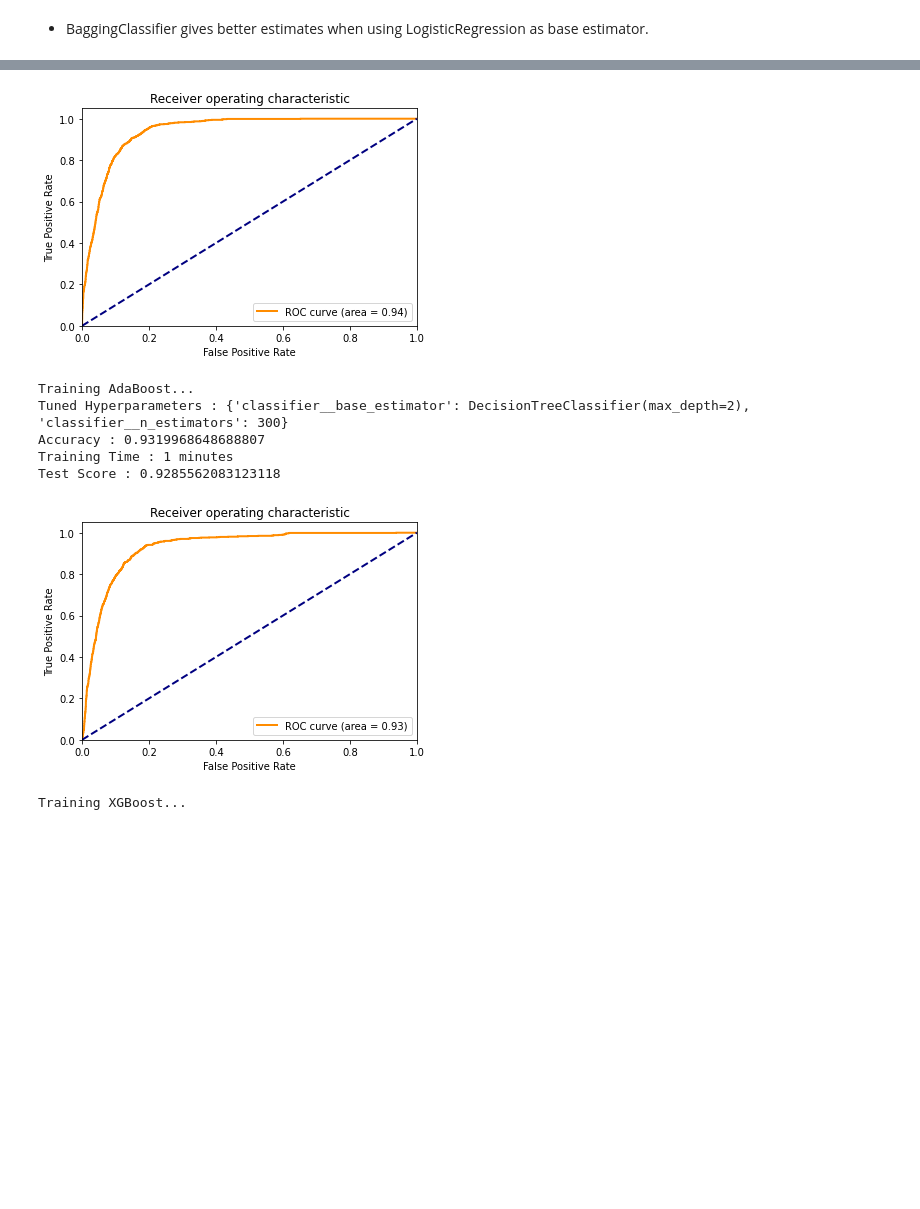
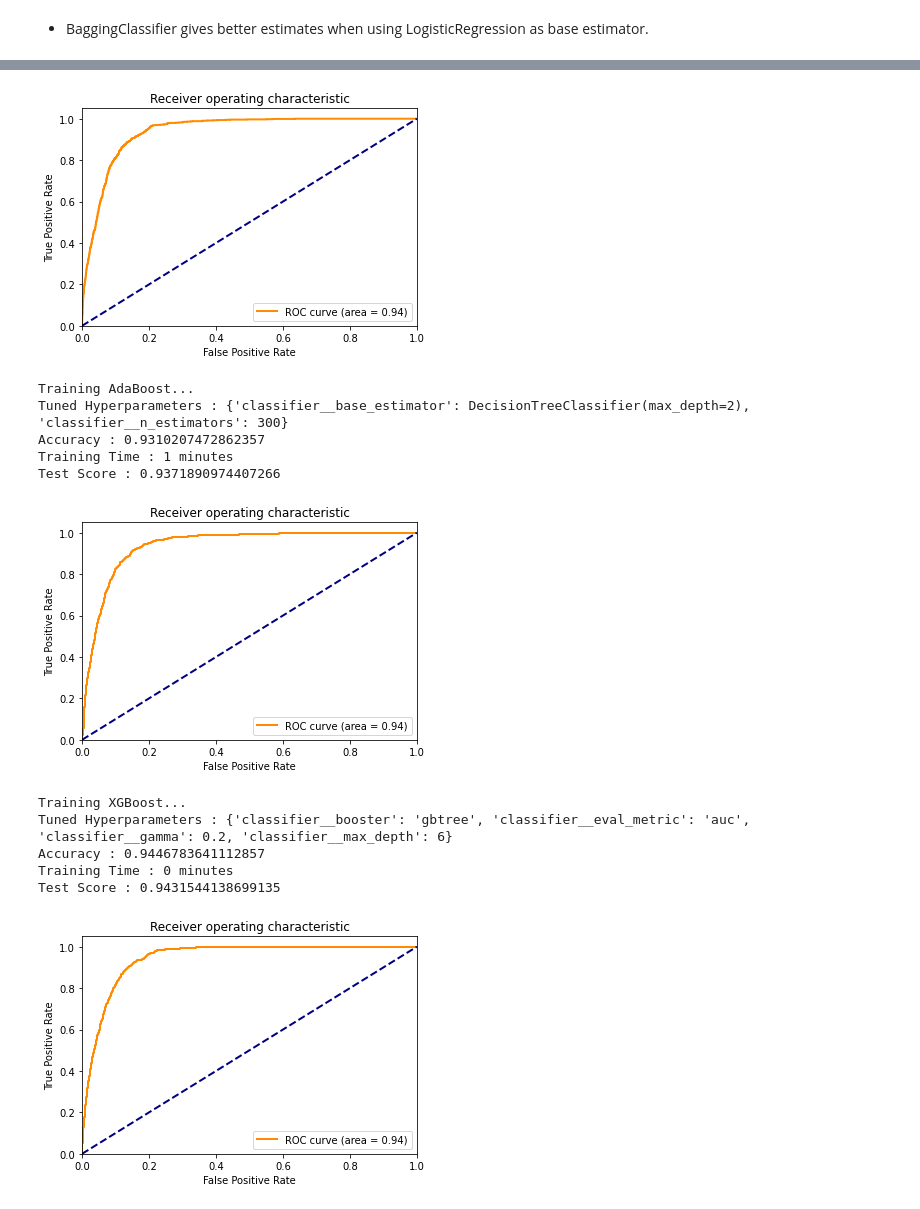
Before and after one commit to gitkym/uvs_bank_marketing_project, a Jupyter notebook: decision_trees.ipynb, the cells around one changed output, grey strips where cells are left out. Saved outputs shown, nothing was run; the diff lists cells and outputs as text; code cells hidden in the pictures; blank space fills up the shorter version.

```diff
--- a/decision_trees.ipynb
+++ b/decision_trees.ipynb
@@ -243,25 +243,49 @@ Test Score : 0.9031037717266583
 [figure]
 # %% [markdown]
 - BaggingClassifier gives better estimates when using LogisticRegression as base estimator.
+# %%
+param_dt = {
+    'classifier__max_depth' : [10],
+    'classifier__min_samples_split' : [100],
+    'classifier__min_samples_leaf'  : [15],
+}
+param_rf = {
+    'classifier__max_depth'    : [10],
+    'classifier__min_samples_split' : [5],
+    'classifier__min_samples_leaf'  : [1],
+}
+param_ada = {
+    'classifier__n_estimators' : [300],
+    'classifier__base_estimator' : [DecisionTreeClassifier(max_depth=2)],
+}
+param_xgb = {
+    'classifier__max_depth' : [6],
+     'classifier__gamma' : [0.2],
+    'classifier__eval_metric' : ['auc'],
+    'classifier__booster' : ['gbtree'],
+}
+param_bag = {
+    'classifier__n_estimators' : [300],
+    'classifier__base_estimator' : [DecisionTreeClassifier(max_depth=2)],
+}
 # %%
-import param_grids as param_grids
 random_state = 42
 folds = 5
 
 models = {
     'DecisionTree': DecisionTreeClassifier(random_state=random_state),
-    'RandomForest': RandomForestClassifier(random_state=random_state),
+    'RandomForest': RandomForestClassifier(random_state=random_state, n_jobs=-1),
     'AdaBoost': AdaBoostClassifier(random_state=random_state),
-    'XGBoost': XGBClassifier(random_state=random_state),
-    'BaggingClassifier': BaggingClassifier(random_state=random_state)
+    'XGBoost': XGBClassifier(random_state=random_state, n_jobs=-1),
+    'BaggingClassifier': BaggingClassifier(random_state=random_state, n_jobs=-1)
 }
 
 parameters = {
-    'DecisionTree': param_grids.param_dt,
-    'RandomForest': param_grids.param_rf,
-    'AdaBoost': param_grids.param_ada,
-    'XGBoost': param_grids.param_xgb,
-    'BaggingClassifier': param_grids.param_bag
+    'DecisionTree': param_dt,
+    'RandomForest': param_rf,
+    'AdaBoost': param_ada,
+    'XGBoost': param_xgb,
+    'BaggingClassifier': param_bag
 }
 
 results = []
@@ -300,8 +324,13 @@ Test Score : 0.9397811023379886
 [figure]
 Training AdaBoost...
 Tuned Hyperparameters : {'classifier__base_estimator': DecisionTreeClassifier(max_depth=2), 'classifier__n_estimators': 300}
-Accuracy : 0.9319968648688807
+Accuracy : 0.9310207472862357
 Training Time : 1 minutes
-Test Score : 0.9285562083123118
+Test Score : 0.9371890974407266
-[figure, old version]
+[figure, new version]
 Training XGBoost...
+Tuned Hyperparameters : {'classifier__booster': 'gbtree', 'classifier__eval_metric': 'auc', 'classifier__gamma': 0.2, 'classifier__max_depth': 6}
+Accuracy : 0.9446783641112857
+Training Time : 0 minutes
+Test Score : 0.9431544138699135
+[figure, added]
```
Also changed, not shown: parts of 1 cell of this notebook, 5 other files.
